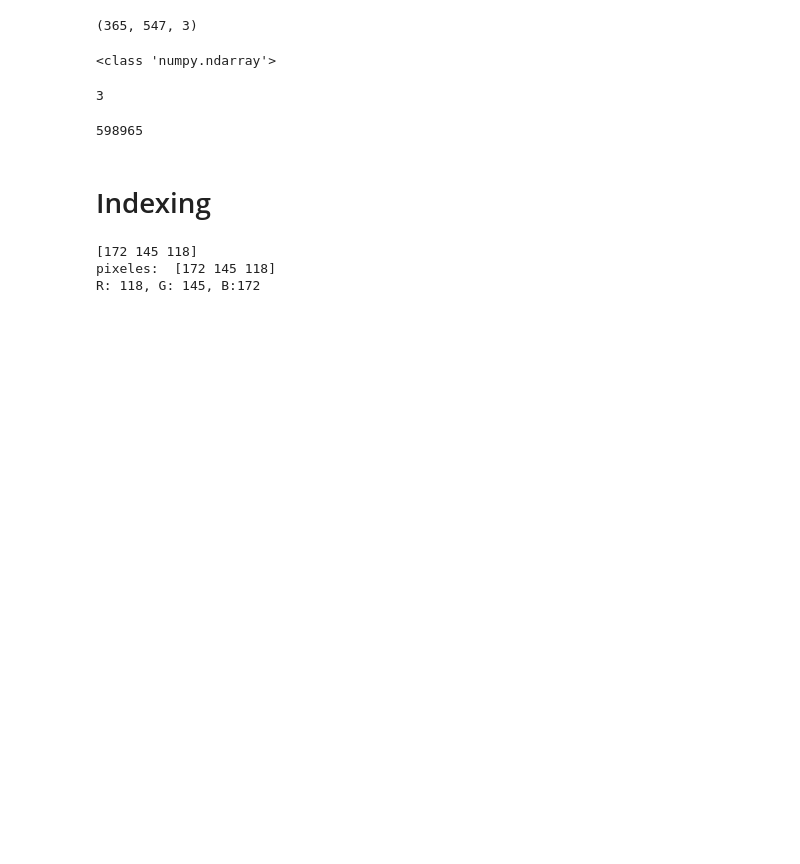
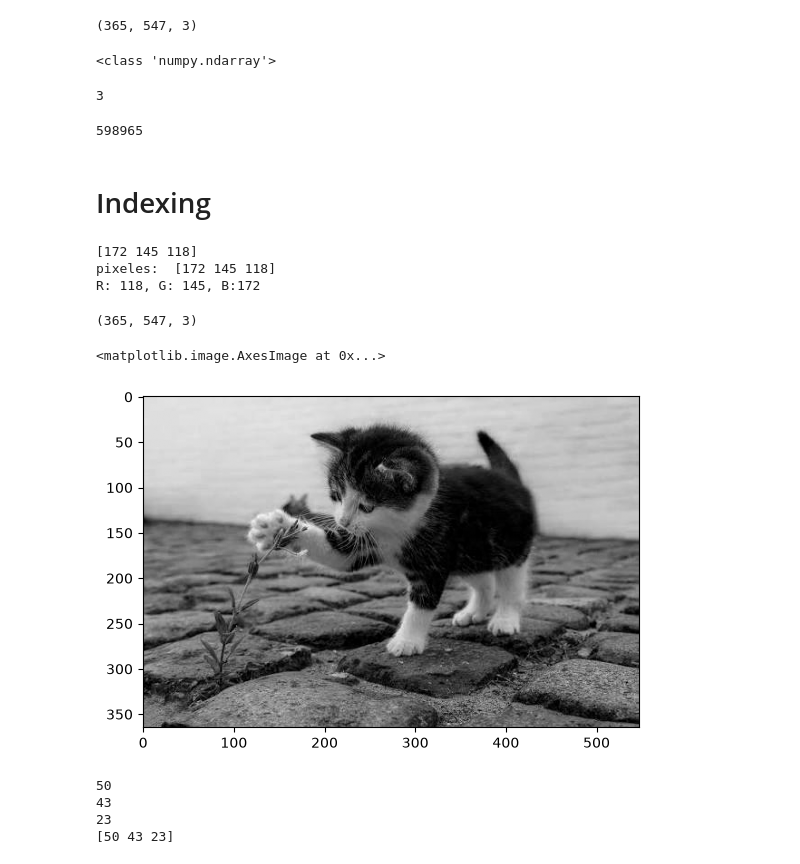
Before and after one commit to CarlosMenacho/computer_vision_class, a Jupyter notebook: excercices/lab_1.ipynb, the cells around one changed output. Cells and saved outputs as stored; diff of their text form; code cells hidden in the pictures; blank space fills up the shorter version.

```diff
--- a/excercices/lab_1.ipynb
+++ b/excercices/lab_1.ipynb
@@ -92,3 +91,24 @@ print(f"R: {r}, G: {g}, B:{b}")
 [172 145 118]
 pixeles:  [172 145 118]
 R: 118, G: 145, B:172
+# %%
+print(image.shape)
+canal_azul = image[:,:,0]
+canal_verde = image[:,:,1]
+canal_rojo = image[:,:,2]
+
+plt.imshow(canal_rojo, cmap="gray")
+# %% [output]
+(365, 547, 3)
+<matplotlib.image.AxesImage at 0x...>
+[figure, added]
+# %%
+print(canal_azul[300, 400])
+print(canal_verde[300,400])
+print(canal_rojo[300,400])
+print(image[300,400])
+# %% [output]
+50
+43
+23
+[50 43 23]
```
Also changed, not shown: parts of 13 cells of this notebook.
